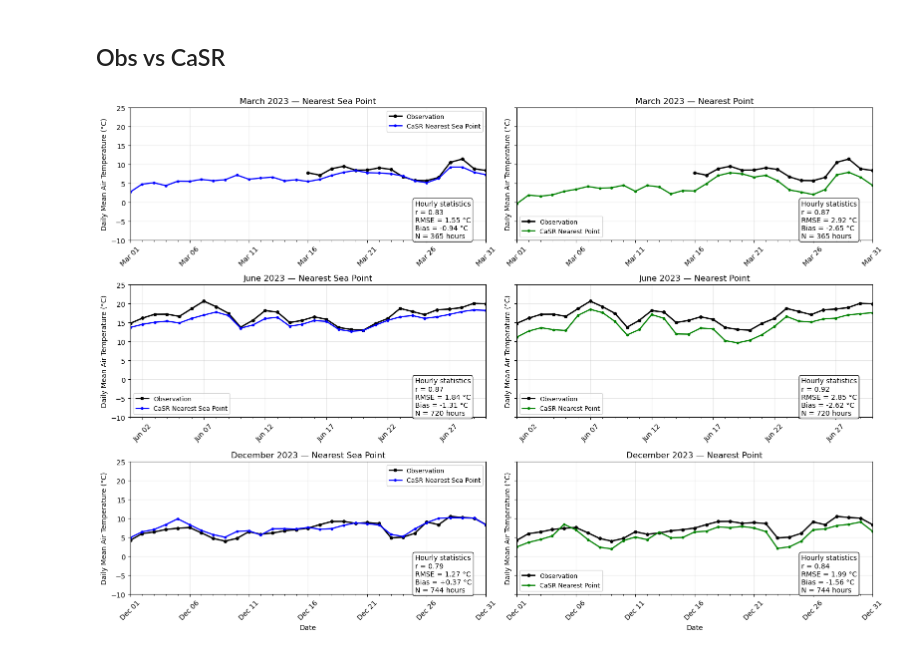
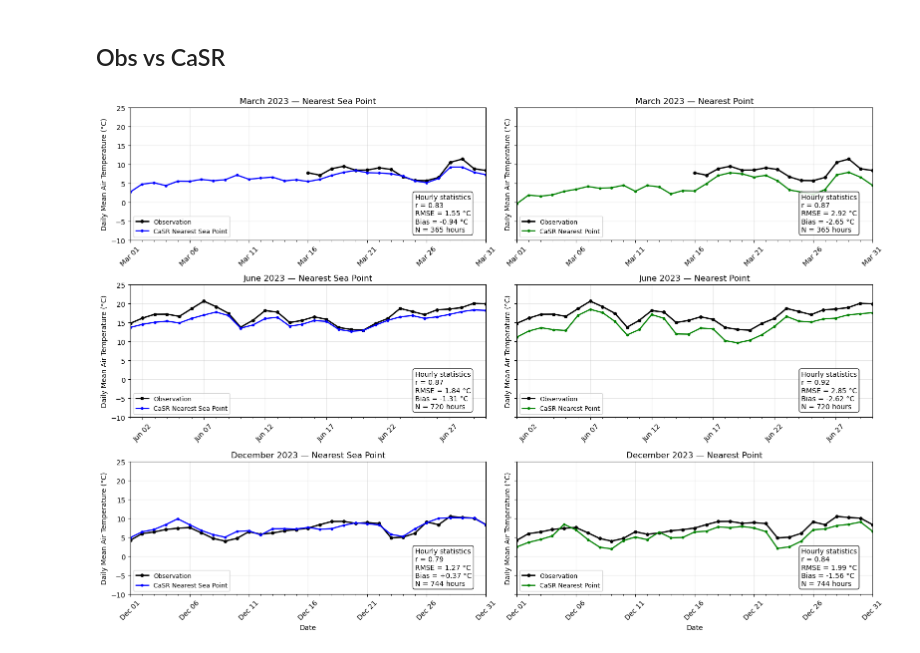
Before and after one commit to SalishSeaCast/analysis-junqi, a Jupyter notebook: Analysis_Atmospheric_Forcing/Analysis_forcing_vs_observation/Analysis_Fjords/Pam_Rocks_Nearest_vs_Nearest_Sea_point.ipynb, the cells around one changed output. Saved outputs shown, nothing was run; the diff lists cells and outputs as text; code cells hidden in the pictures.

```diff
--- a/Analysis_Atmospheric_Forcing/Analysis_forcing_vs_observation/Analysis_Fjords/Pam_Rocks_Nearest_vs_Nearest_Sea_point.ipynb
+++ b/Analysis_Atmospheric_Forcing/Analysis_forcing_vs_observation/Analysis_Fjords/Pam_Rocks_Nearest_vs_Nearest_Sea_point.ipynb
@@ -1256,7 +1256,7 @@ for row, (
     )
 
     ax.legend(
-        loc="best",
+        loc="lower left",
         fontsize=9,
     )
 
@@ -1408,31 +1408,31 @@ for ax in axes.flat:
     )
 
 
 # ============================================================
 # 14. X labels
 # ============================================================
 
 axes[-1, 0].set_xlabel(
     "Date"
 )
 
 axes[-1, 1].set_xlabel(
     "Date"
 )
 
 
 
 # ============================================================
 # 16. Layout
 # ============================================================
 
 plt.tight_layout()
 
 
 # ============================================================
 # 17. Show
 # ============================================================
 
 plt.show()
 # %% [output]
-[figure, old version]
+[figure, new version]
```
